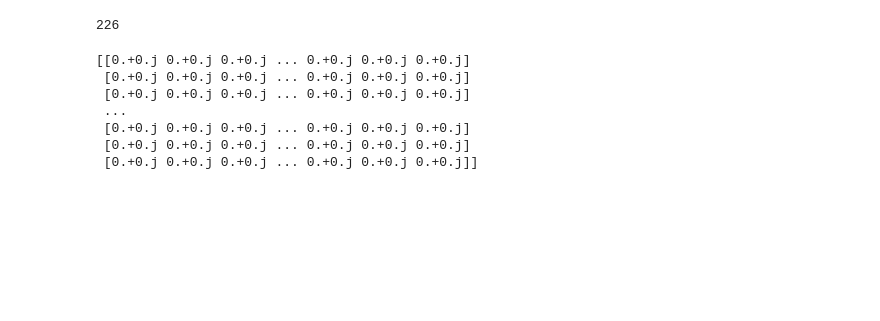
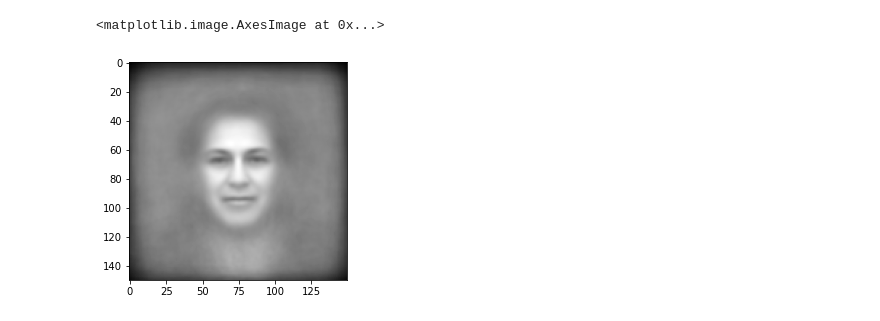
Before and after one commit to barrafas/Eigenfaces, a Jupyter notebook: eigenfaces_nic copy.ipynb, the cells around one changed output. Saved outputs shown, nothing was run; the diff lists cells and outputs as text; code cells hidden in the pictures; blank space fills up the shorter version.

```diff
--- a/eigenfaces_nic copy.ipynb
+++ b/eigenfaces_nic copy.ipynb
@@ -9,13 +9,0 @@ from PIL import Image
-# %%
-img_count = len(os.listdir('img/'))
-nicoles = []
-
-for nicole in range(1, img_count+1):
-    img_nicole = img.imread(f'img/nicole{nicole}.jpeg')
-    img_nicole = Image.fromarray(np.uint8(img_nicole))
-    img_nicole = img_nicole.convert('L')
-    img_nicole = img_nicole.resize((150, 150))
-    array_nicole = np.array(img_nicole)
-    nicoles.append(array_nicole.flatten())
-    # temp_nicole = Image.fromarray(np.uint8(array_nicole))
-    # temp_nicole.show()
@@ -25,14 +9,0 @@ corr = np.matmul(nicole_matrix, nicole_matrix)
-# %%
-print(corr)
-# %% [output]
-226
-# %%
-print(D)
-# %% [output]
-[[0.+0.j 0.+0.j 0.+0.j ... 0.+0.j 0.+0.j 0.+0.j]
- [0.+0.j 0.+0.j 0.+0.j ... 0.+0.j 0.+0.j 0.+0.j]
- [0.+0.j 0.+0.j 0.+0.j ... 0.+0.j 0.+0.j 0.+0.j]
- ...
- [0.+0.j 0.+0.j 0.+0.j ... 0.+0.j 0.+0.j 0.+0.j]
- [0.+0.j 0.+0.j 0.+0.j ... 0.+0.j 0.+0.j 0.+0.j]
- [0.+0.j 0.+0.j 0.+0.j ... 0.+0.j 0.+0.j 0.+0.j]]
@@ -47,0 +10,23 @@ for array in nicole_matrix:
+# %%
+img_count = len(os.listdir('images')) # Gets the amount of images in the directory
+#img_count = 5
+avg_nicole = np.zeros((150, 150)) # Matrix that will later become the "average" image
+nicoles = [] # List that will house all individual arrays of images, will become a matrix later
+
+for nicole in os.listdir('images'):
+    # Converts images to correct size and changes its color to grayscale
+    img_nicole = img.imread(os.path.join('images',nicole))
+    img_nicole = Image.fromarray(np.uint8(img_nicole))
+    img_nicole = img_nicole.convert('L')
+    img_nicole = img_nicole.resize((150, 150))
+
+    # Turns those images into an array and append them to a list that will become a matrix of images later
+    array_nicole = np.array(img_nicole)/255
+    avg_nicole += array_nicole
+    nicoles.append(array_nicole.flatten())
+# %%
+avg_nicole = avg_nicole/img_count # Gets the average image
+plt.imshow(avg_nicole, cmap="gray")
+# %% [output]
+<matplotlib.image.AxesImage at 0x...>
+[figure, added]
```
Also changed, not shown: parts of 9 cells of this notebook, 1 other file.
